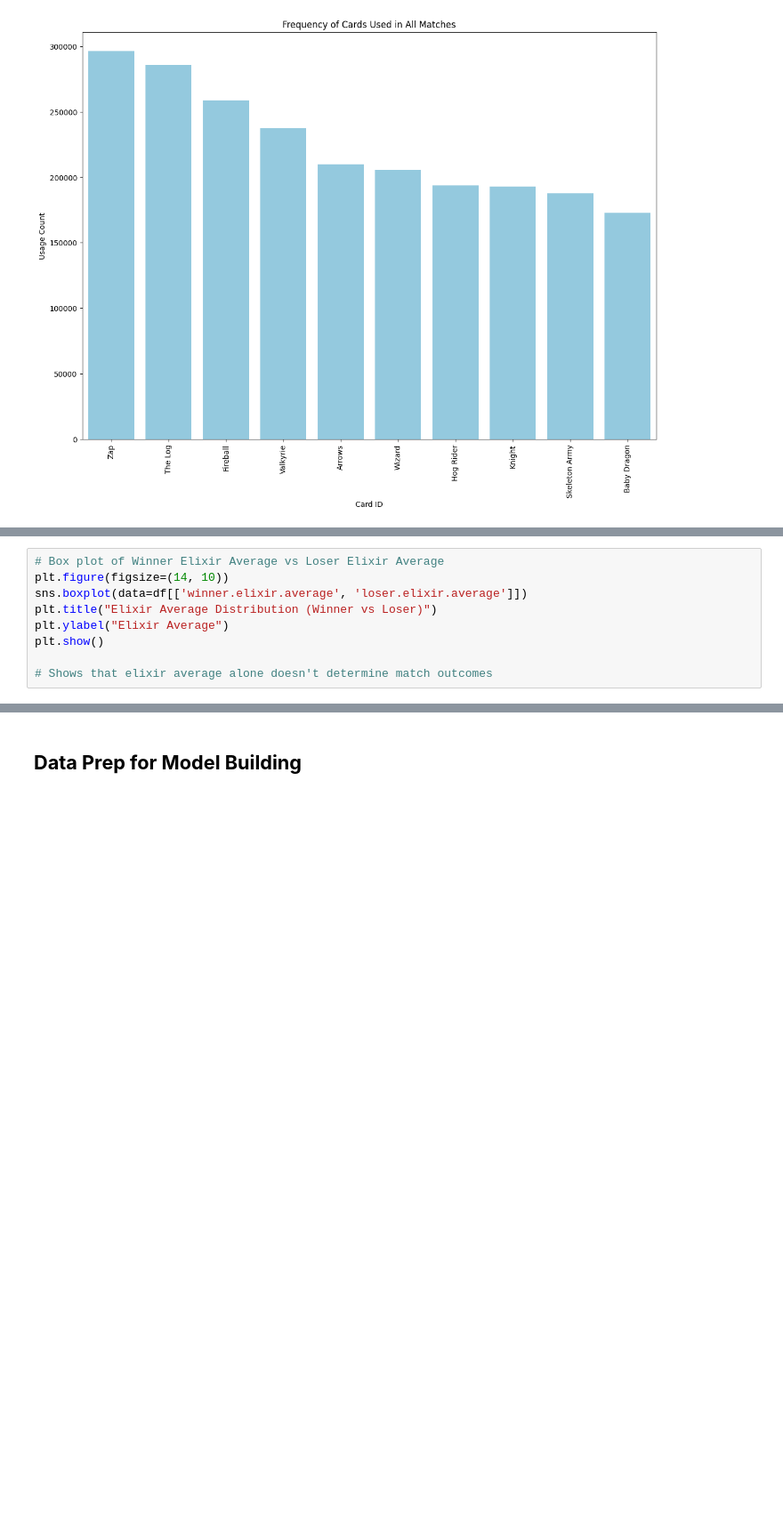
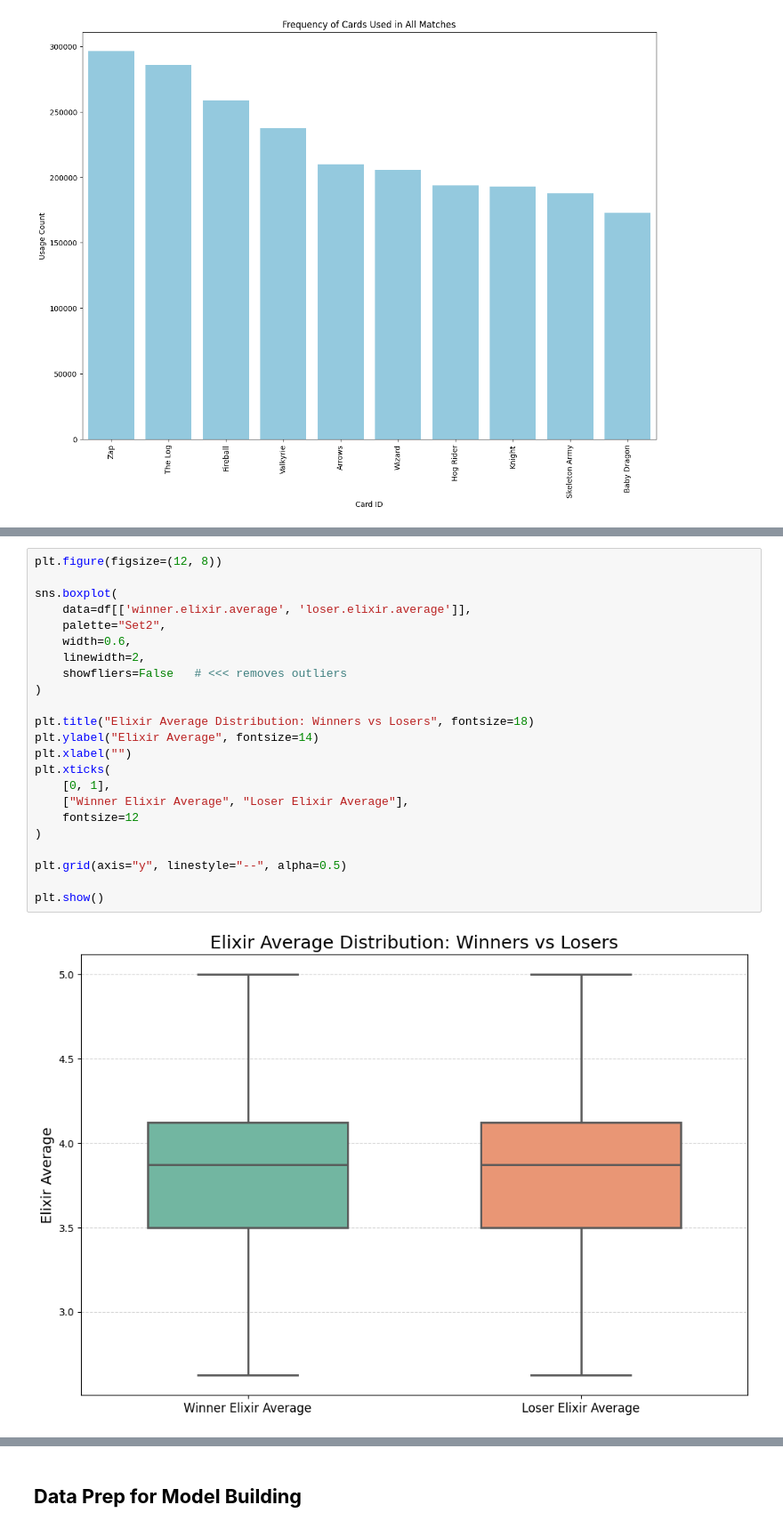
Before and after one commit to carlog1566/Data-Royale, a Jupyter notebook: main (2).ipynb, the cells around one changed output, grey strips where cells are left out. Shown at 89% size. Saved outputs shown, nothing was run; the diff lists cells and outputs as text; blank space fills up the shorter version.

```diff
--- a/main (2).ipynb
+++ b/main (2).ipynb
@@ -329,9 +329,25 @@ plt.show()
 # %%
-# Box plot of Winner Elixir Average vs Loser Elixir Average
-plt.figure(figsize=(14, 10))
-sns.boxplot(data=df[['winner.elixir.average', 'loser.elixir.average']])
-plt.title("Elixir Average Distribution (Winner vs Loser)")
-plt.ylabel("Elixir Average")
+plt.figure(figsize=(12, 8))
+
+sns.boxplot(
+    data=df[['winner.elixir.average', 'loser.elixir.average']],
+    palette="Set2",
+    width=0.6,
+    linewidth=2,
+    showfliers=False   # <<< removes outliers
+)
+
+plt.title("Elixir Average Distribution: Winners vs Losers", fontsize=18)
+plt.ylabel("Elixir Average", fontsize=14)
+plt.xlabel("")
+plt.xticks(
+    [0, 1],
+    ["Winner Elixir Average", "Loser Elixir Average"],
+    fontsize=12
+)
+
+plt.grid(axis="y", linestyle="--", alpha=0.5)
+
 plt.show()
-
-# Shows that elixir average alone doesn't determine match outcomes
+# %% [output]
+[figure, added]
```
Also changed, not shown: parts of 5 cells of this notebook.
